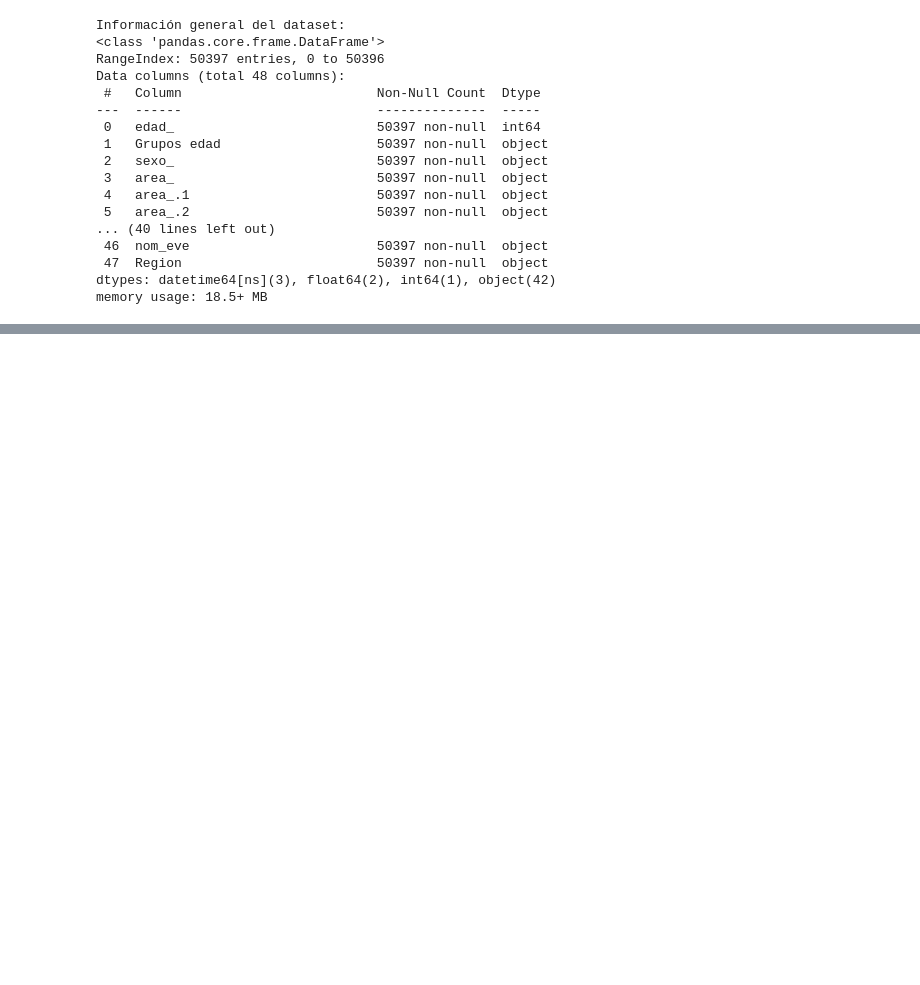
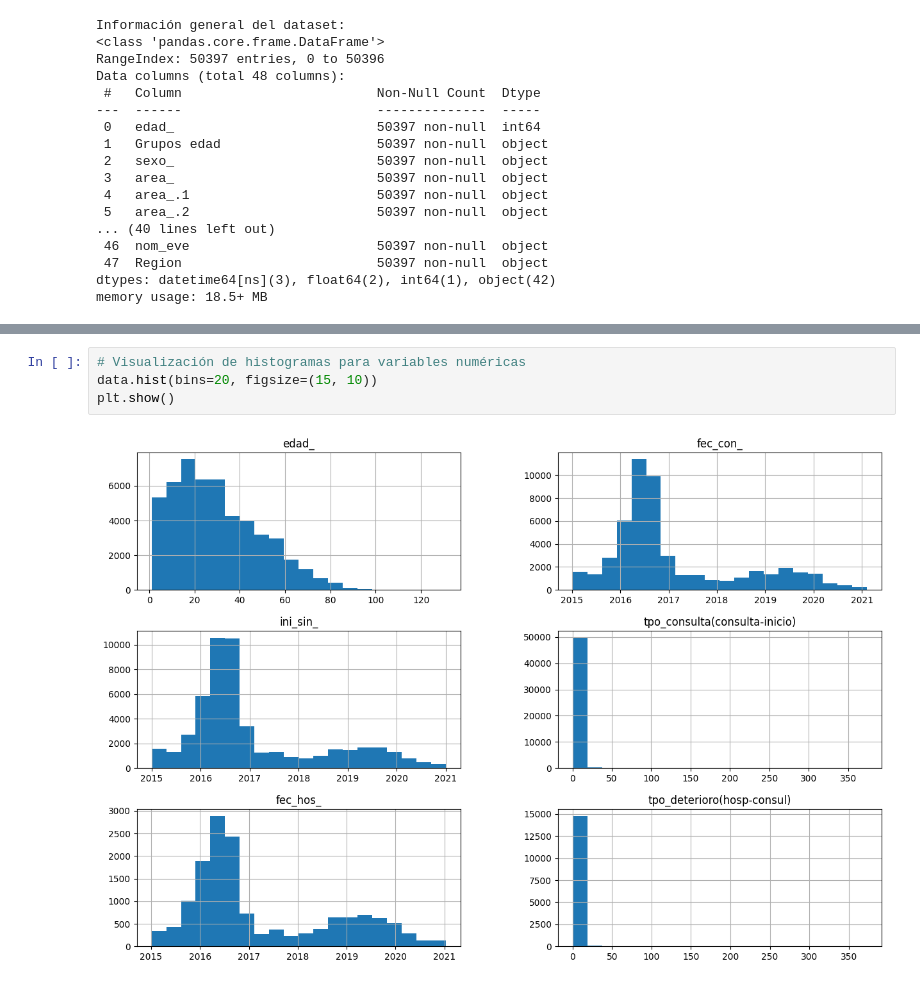
Before and after one commit to MarioSolano98/actividad-evaluativa3-AC, a Jupyter notebook: actividad_evaluativa3.ipynb, the cells around one changed output, grey strips where cells are left out. Drawn from its saved outputs; the diff is of its cells as text; blank space fills up the shorter version.

```diff
--- a/actividad_evaluativa3.ipynb
+++ b/actividad_evaluativa3.ipynb
@@ -77,3 +75,9 @@ Estadísticas descriptivas:
 | 75% | 42.000000 | 2017-07-19 00:00:00 | 2017-07-15 00:00:00 | 5.000000 | 2018-08-06 00:00:00 | 6.000000 |
 | max | 131.000000 | 2021-02-09 00:00:00 | 2021-01-02 00:00:00 | 374.000000 | 2021-01-11 00:00:00 | 373.000000 |
 | std | 19.029978 | NaN | NaN | 9.448480 | NaN | 11.527729 |
+# %%
+# Visualización de histogramas para variables numéricas
+data.hist(bins=20, figsize=(15, 10))
+plt.show()
+# %% [output]
+[figure, added]
```
Also changed, not shown: parts of 5 cells of this notebook.
